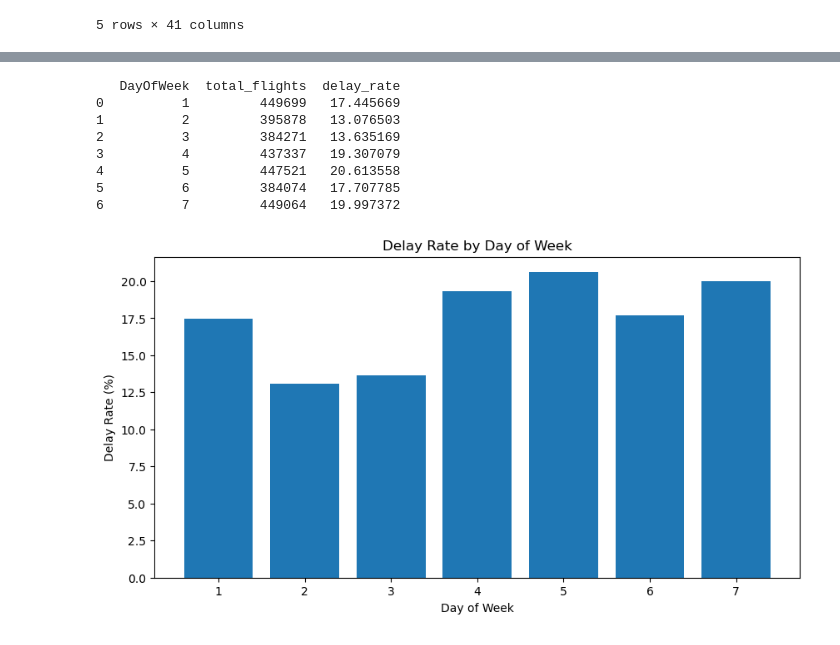
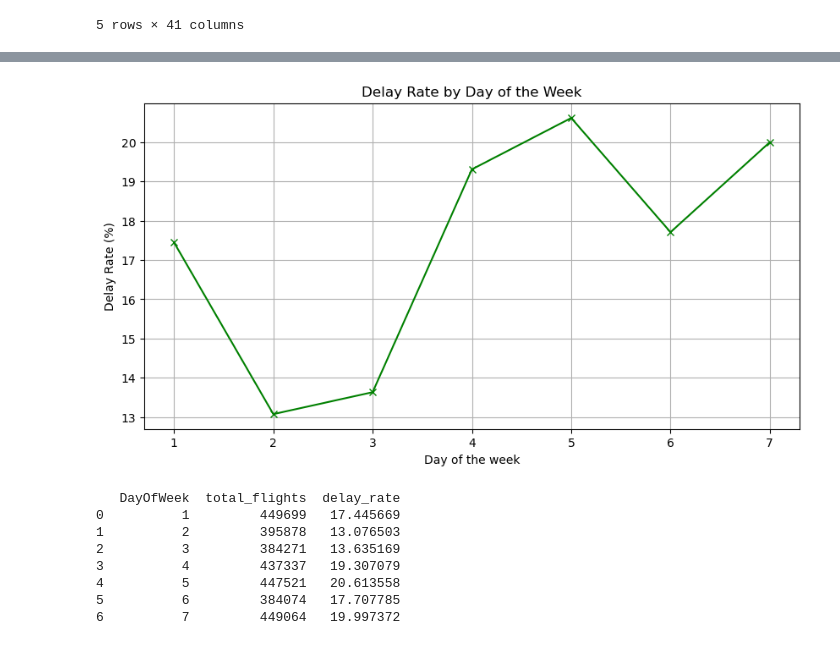
Before and after one commit to hanisohaan10/flight-delay-prediction, a Jupyter notebook: notebooks/04-EDA-Relationships.ipynb, the cells around one changed output, grey strips where cells are left out. Saved outputs shown, nothing was run; the diff lists cells and outputs as text; code cells hidden in the pictures.

```diff
--- a/notebooks/04-EDA-Relationships.ipynb
+++ b/notebooks/04-EDA-Relationships.ipynb
@@ -102,30 +155,36 @@ print(airline_delay)
 # %%
 dayOfWeek_delay = (
     df.groupby("DayOfWeek")
     .agg(
         total_flights=("DepDel15", "count"),
         delay_rate=("DepDel15", "mean")
     )
     .reset_index()
 )
 
 dayOfWeek_delay["delay_rate"] *= 100
 
 dayOfWeek_delay.head()
 
 plt.figure(figsize=(10,5))
 
-plt.bar(
+plt.plot(
     dayOfWeek_delay["DayOfWeek"],
-    dayOfWeek_delay["delay_rate"]
+    dayOfWeek_delay["delay_rate"],
+    marker="x",
+    color = 'g'
 )
 
-plt.xlabel("Day of Week")
+plt.xlabel("Day of the week")
 plt.ylabel("Delay Rate (%)")
-plt.title("Delay Rate by Day of Week")
+plt.title("Delay Rate by Day of the Week")
+
+plt.grid(True)
+plt.show()
 
 print(dayOfWeek_delay)
 # %% [output]
+[figure, new version]
    DayOfWeek  total_flights  delay_rate
 0          1         449699   17.445669
 1          2         395878   13.076503
@@ -134,4 +193,3 @@ print(dayOfWeek_delay)
 4          5         447521   20.613558
 5          6         384074   17.707785
 6          7         449064   19.997372
-[figure, old version]
```
Also changed, not shown: parts of 11 cells of this notebook, 1 other file.
